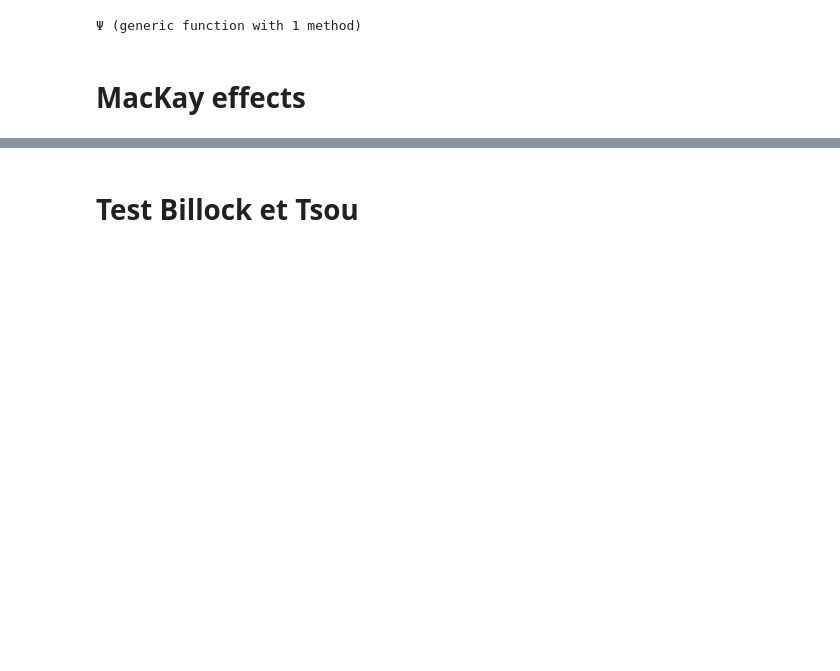
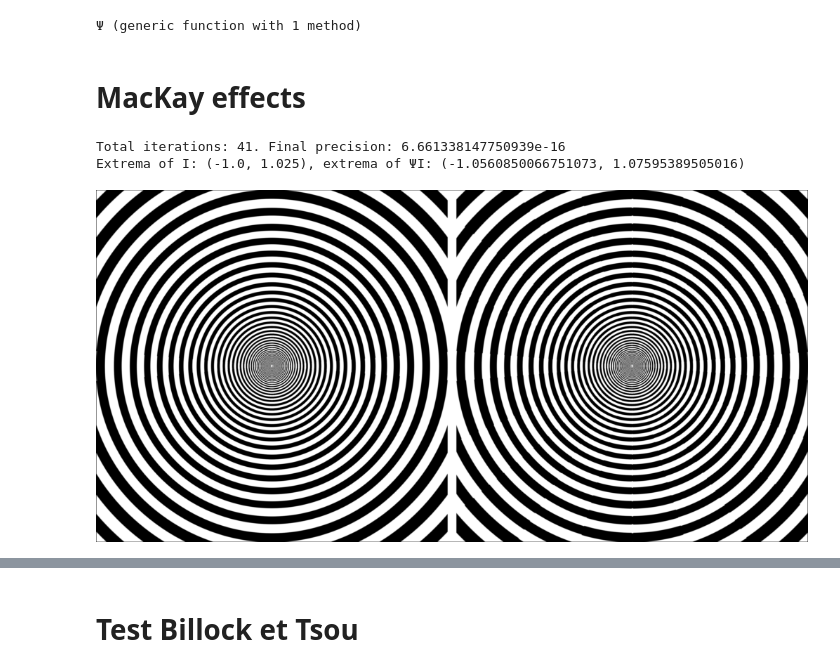
Before and after one commit to dprn/MacKay, a Jupyter notebook: mackay-effect.ipynb, the cells around one changed output, grey strips where cells are left out. Drawn from its saved outputs; the diff is of its cells as text; code cells hidden in the pictures; blank space fills up the shorter version.

```diff
--- a/mackay-effect.ipynb
+++ b/mackay-effect.ipynb
@@ -230,14 +208,19 @@ end
 # %%
 # MacKay pattern for tunnel pattern
 
 Δx       = .01
 L        = 10
 λ        = 2.5
 f(x,y)   = cos(λ*2*pi*x)
+σ(r)     = tanh(r)
 Χ_1(x,y) = (-L ≤ x ≤ L) && ((-.25 ≤ y ≤ .25) || (9.75 ≤ y ≤ L) || (-L ≤ y ≤ -9.75)) ? 0.025 : 0.
 v(x,y)   = f(x,y)+Χ_1(x,y)
 I        = [v(x,y) for x in -L:Δx:L, y in -L:Δx:L]
 Ψ(I, Δx=Δx)
+# %% [output]
+Total iterations: 41. Final precision: 6.661338147750939e-16
+Extrema of I: (-1.0, 1.025), extrema of ΨI: (-1.0560850066751073, 1.07595389505016)
+[figure, added]
 # %%
 # MacKay pattern for funnel pattern
 
```
Also changed, not shown: parts of 8 cells of this notebook.
